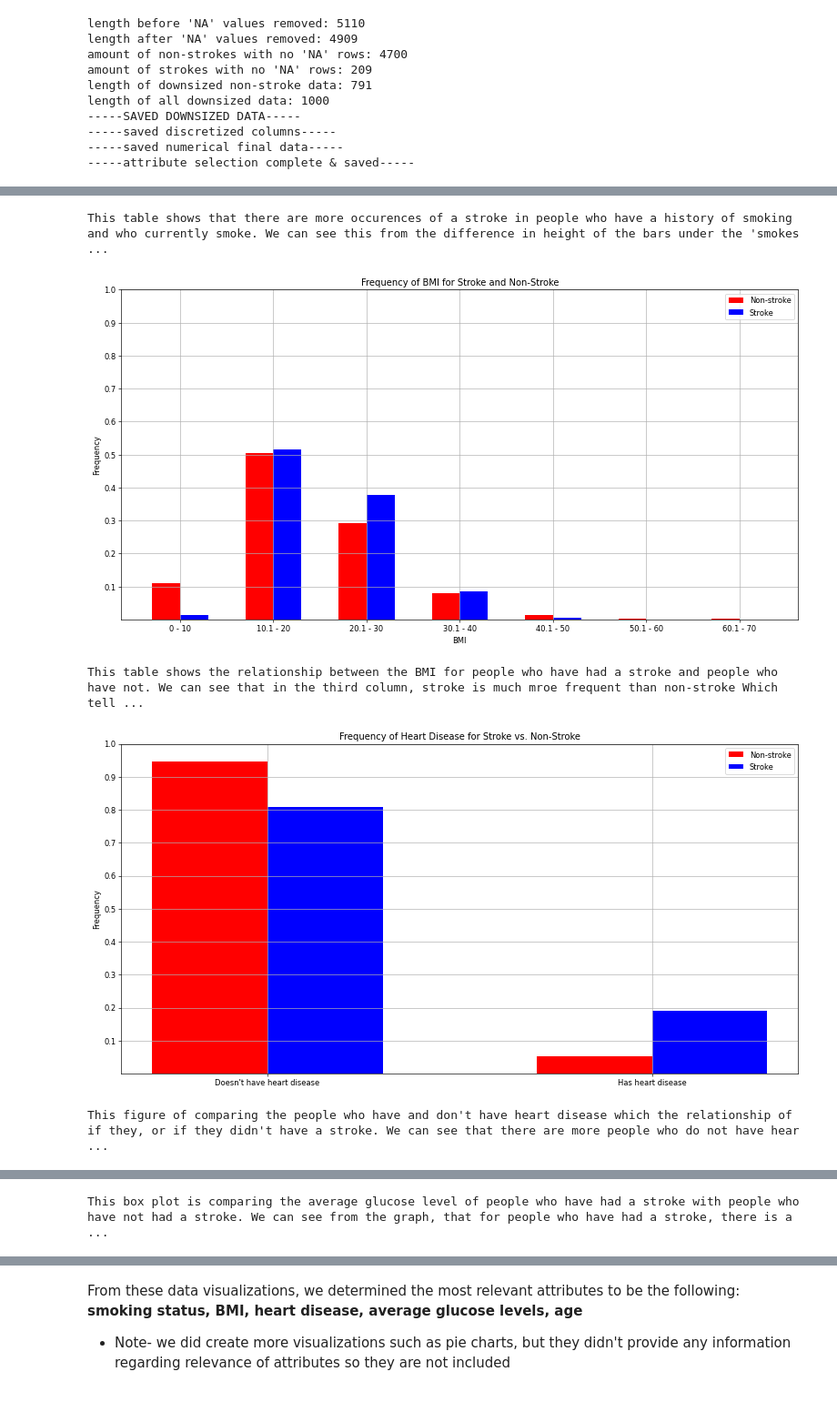
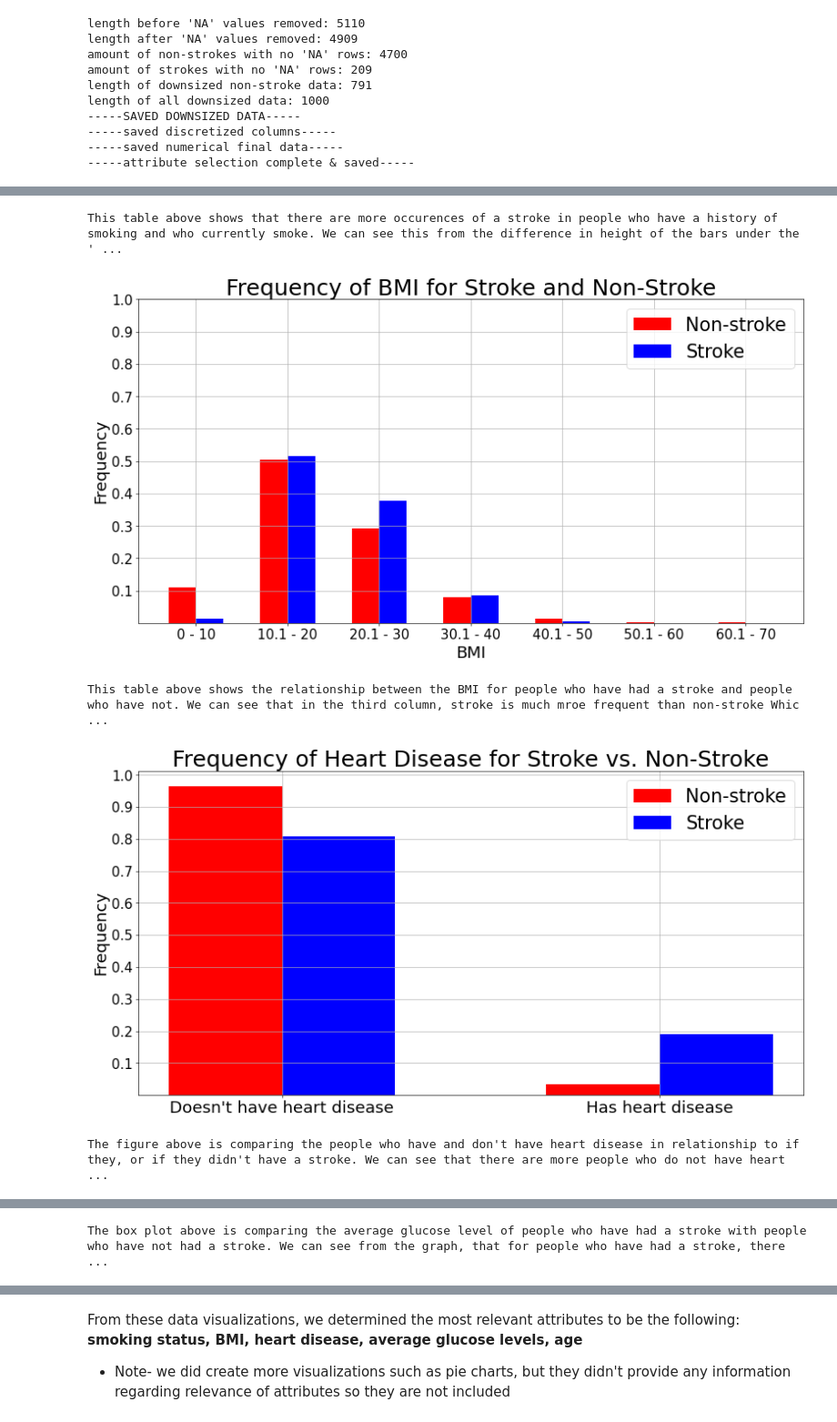
Before and after one commit to nalger2/cpsc-322-final-project, a Jupyter notebook: Technical_Report.ipynb, the cells around one changed output, grey strips where cells are left out. Shown: that part at 91% size. Saved outputs shown, nothing was run; the diff lists cells and outputs as text; code cells hidden in the pictures.

Commit message:
increased font size in graphs

```diff
--- a/Technical_Report.ipynb
+++ b/Technical_Report.ipynb
@@ -76,4 +78,5 @@ The following data visualizations helped us determine which attributes were most
 # %%
 import eda_work
+importlib.reload(eda_work)
 eda_work.run_eda()
 # %% [output]
@@ -81,5 +84,5 @@ eda_work.run_eda()
-This table shows that there are more occurences of a stroke in people who have a history of smoking and who currently smoke. We can see this from the difference in height of the bars under the 'smokes ...
+This table above shows that there are more occurences of a stroke in people who have a history of smoking and who currently smoke. We can see this from the difference in height of the bars under the ' ...
-[figure, old version]
+[figure, new version]
-This table shows the relationship between the BMI for people who have had a stroke and people who have not. We can see that in the third column, stroke is much mroe frequent than non-stroke Which tell ...
+This table above shows the relationship between the BMI for people who have had a stroke and people who have not. We can see that in the third column, stroke is much mroe frequent than non-stroke Whic ...
-[figure, old version]
+[figure, new version]
-This figure of comparing the people who have and don't have heart disease which the relationship of if they, or if they didn't have a stroke. We can see that there are more people who do not have hear ...
+The figure above is comparing the people who have and don't have heart disease in relationship to if they, or if they didn't have a stroke. We can see that there are more people who do not have heart  ...
@@ -87 +90 @@ This figure of comparing the people who have and don't have heart disease which
-This box plot is comparing the average glucose level of people who have had a stroke with people who have not had a stroke. We can see from the graph, that for people who have had a stroke, there is a ...
+The box plot above is comparing the average glucose level of people who have had a stroke with people who have not had a stroke. We can see from the graph, that for people who have had a stroke, there ...
```
Also changed, not shown: parts of 8 cells of this notebook, 7 other files.
